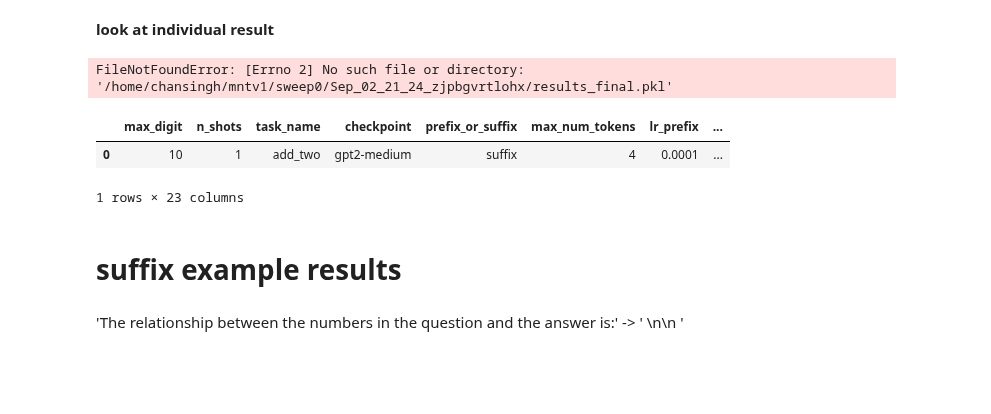
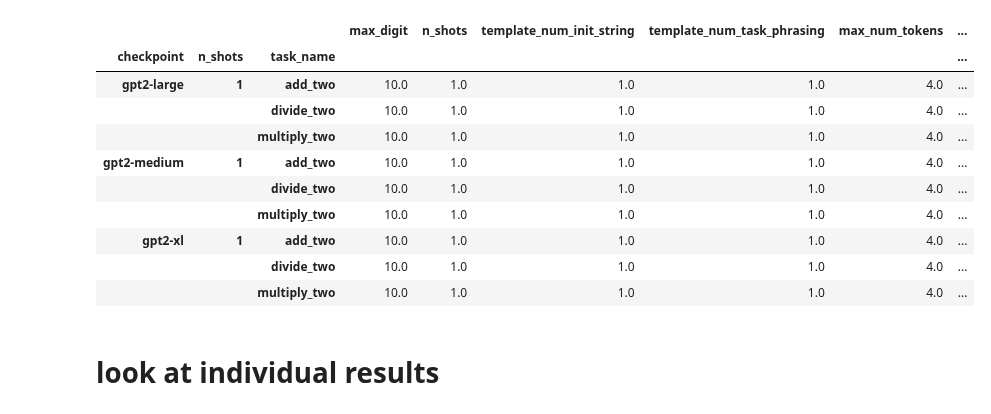
Before and after one commit to csinva/iprompt, a Jupyter notebook: 02_analyze_suffix.ipynb, the cells around one changed output. Drawn from its saved outputs; the diff is of its cells as text; code cells hidden in the pictures; blank space fills up the shorter version.

```diff
--- a/02_analyze_suffix.ipynb
+++ b/02_analyze_suffix.ipynb
@@ -98,17 +116,20 @@ r = pd.concat(results_list, axis=1).T.infer_objects() #.drop(columns='model')
+# %%
+r_suffix_search.groupby(['checkpoint', 'n_shots', 'task_name'])[cols_to_view].mean().round(2) # mean over templates, task_name
+# %% [output]
+|  |  |  | max_digit | n_shots | template_num_init_string | template_num_task_phrasing | max_num_tokens | ... |
+| checkpoint | n_shots | task_name |  |  |  |  |  | ... |
+| gpt2-large | 1 | add_two | 10.0 | 1.0 | 1.0 | 1.0 | 4.0 | ... |
+|  |  | divide_two | 10.0 | 1.0 | 1.0 | 1.0 | 4.0 | ... |
+|  |  | multiply_two | 10.0 | 1.0 | 1.0 | 1.0 | 4.0 | ... |
+| gpt2-medium | 1 | add_two | 10.0 | 1.0 | 1.0 | 1.0 | 4.0 | ... |
+|  |  | divide_two | 10.0 | 1.0 | 1.0 | 1.0 | 4.0 | ... |
+|  |  | multiply_two | 10.0 | 1.0 | 1.0 | 1.0 | 4.0 | ... |
+| gpt2-xl | 1 | add_two | 10.0 | 1.0 | 1.0 | 1.0 | 4.0 | ... |
+|  |  | divide_two | 10.0 | 1.0 | 1.0 | 1.0 | 4.0 | ... |
+|  |  | multiply_two | 10.0 | 1.0 | 1.0 | 1.0 | 4.0 | ... |
 # %% [markdown]
-**look at individual result**
+# look at individual results
 # %%
 results_dir = '/home/chansingh/mntv1/sweep0/Sep_02_21_24_zjpbgvrtlohx'
 r = pkl.load(open(oj(results_dir, 'results_final.pkl'), 'rb'))
+print(r)
-# %% [output]
-FileNotFoundError: [Errno 2] No such file or directory: '/home/chansingh/mntv1/sweep0/Sep_02_21_24_zjpbgvrtlohx/results_final.pkl'
-# %%
-pd.DataFrame.from_dict(r)
-# %% [output]
-|  | max_digit | n_shots | task_name | checkpoint | prefix_or_suffix | max_num_tokens | lr_prefix | ... |
-| 0 | 10 | 1 | add_two | gpt2-medium | suffix | 4 | 0.0001 | ... |
-1 rows × 23 columns
-# %% [markdown]
-# suffix example results
-# %% [markdown]
-'The relationship between the numbers in the question and the answer is:' -> '  \n\n          '
```
Also changed, not shown: parts of 15 cells of this notebook, 1 other file.
